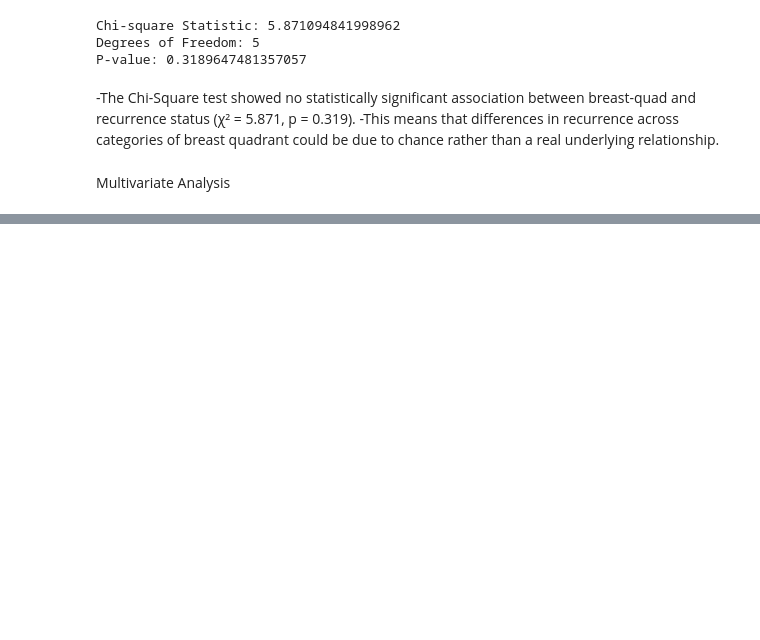
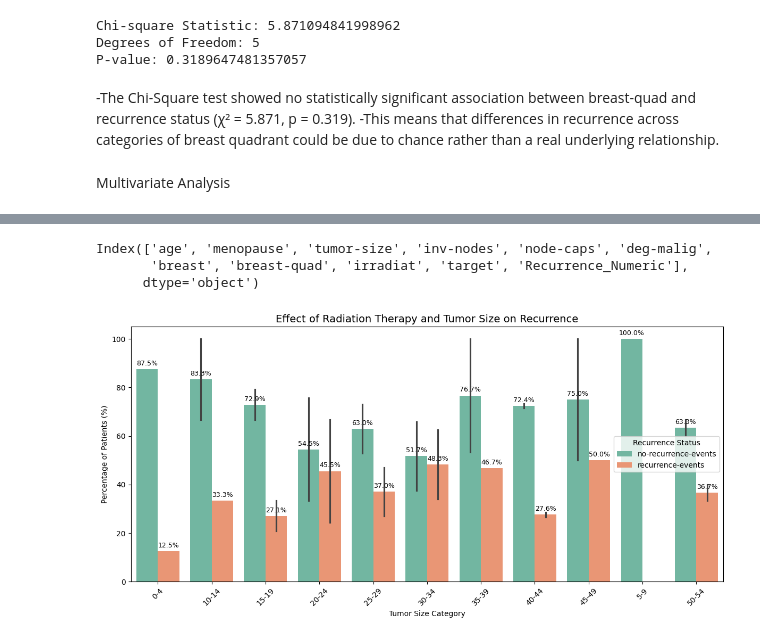
Before and after one commit to Claresimba20/Pydata_capstone, a Jupyter notebook: breast_Ca.ipynb, the cells around one changed output, grey strips where cells are left out. Cells and saved outputs as stored; diff of their text form; code cells hidden in the pictures; blank space fills up the shorter version.

Commit message:
Update breast ca

```diff
--- a/breast_Ca.ipynb
+++ b/breast_Ca.ipynb
@@ -547,0 +597,42 @@ Multivariate Analysis
+# %%
+print(df.columns)
+# %% [output]
+Index(['age', 'menopause', 'tumor-size', 'inv-nodes', 'node-caps', 'deg-malig',
+       'breast', 'breast-quad', 'irradiat', 'target', 'Recurrence_Numeric'],
+      dtype='object')
+# %%
+#Tumor size*Radiation therapy*Recurrence
+
+df_copy = df.copy()
+
+grouped = (
+    df_copy.groupby(['irradiat', 'tumor-size', 'target'])
+    .size()
+    .reset_index(name='count')
+)
+
+grouped['percentage'] = grouped.groupby(['irradiat', 'tumor-size'])['count'].transform(
+    lambda x: 100 * x / x.sum()
+)
+
+plt.figure(figsize=(12, 6))
+ax = sns.barplot(
+    data=grouped,
+    x='tumor-size',
+    y='percentage',
+    hue='target',
+    palette='Set2'
+)
+
+for container in ax.containers:
+    ax.bar_label(container, fmt='%.1f%%', fontsize=9, padding=3)
+
+plt.title('Effect of Radiation Therapy and Tumor Size on Recurrence', fontsize=14)
+plt.xlabel('Tumor Size Category')
+plt.ylabel('Percentage of Patients (%)')
+plt.legend(title='Recurrence Status')
+plt.xticks(rotation=45)
+plt.tight_layout()
+plt.show()
+# %% [output]
+[figure, added]
```
Also changed, not shown: parts of 15 cells of this notebook.
